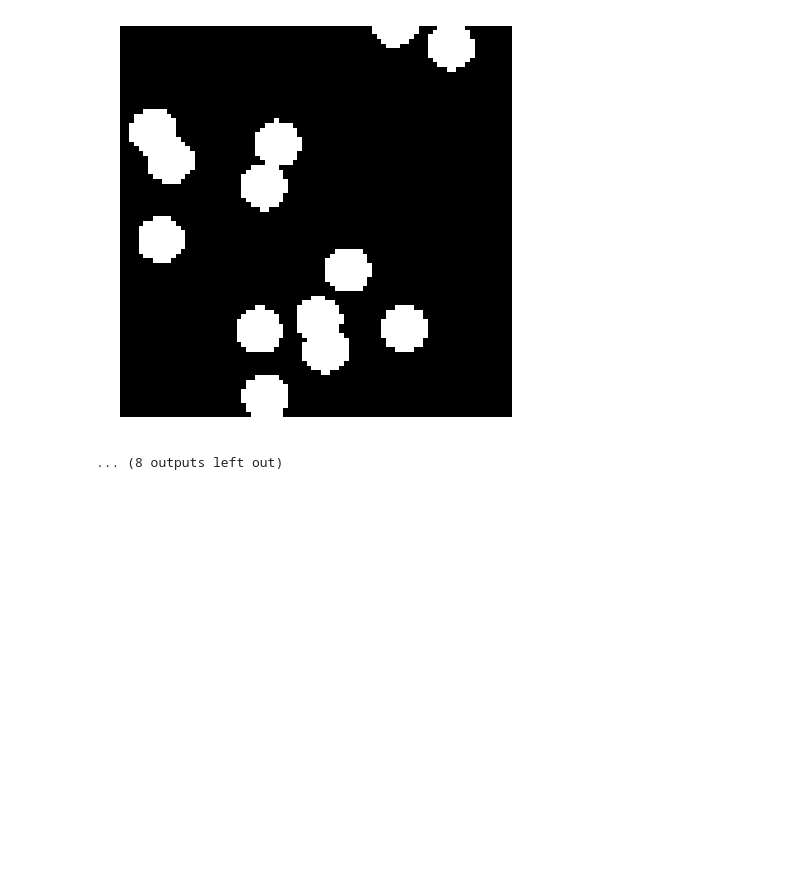
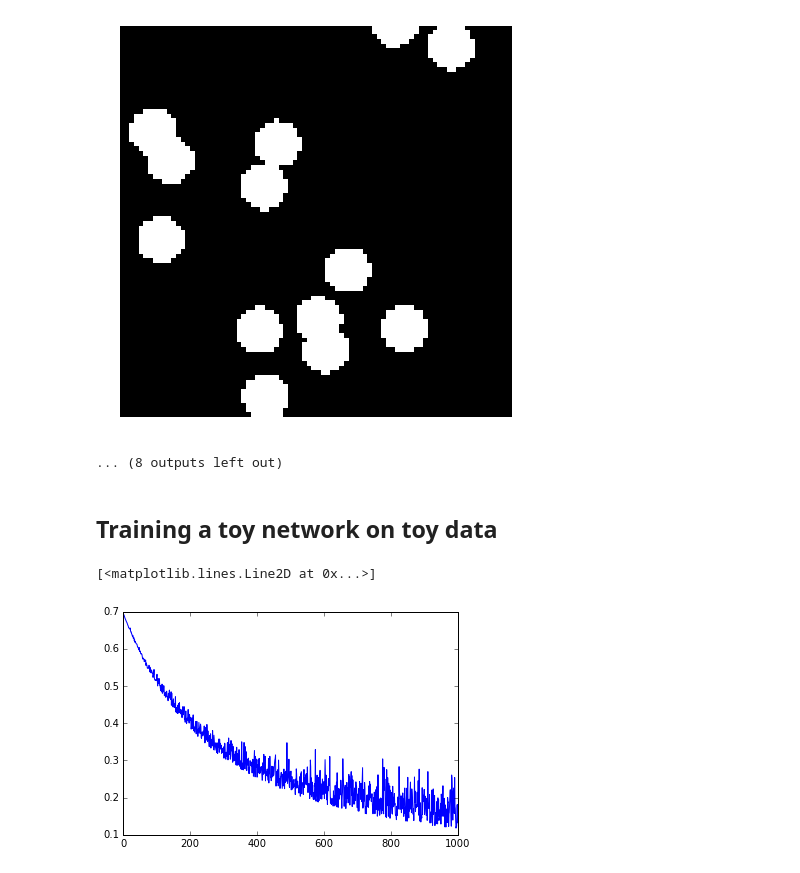
Before and after one commit to syncrostone/neurocatcher, a Jupyter notebook: exampleNotebook.ipynb, the cells around one changed output. Cells and saved outputs as stored; diff of their text form; code cells hidden in the pictures; blank space fills up the shorter version.

```diff
--- a/exampleNotebook.ipynb
+++ b/exampleNotebook.ipynb
@@ -45,3 +45,5 @@ for i,pic in enumerate(batchData):
 [figure]
 [figure]
 ... (8 outputs left out)
+# %% [markdown]
+## Training a toy network on toy data
@@ -47,0 +57,22 @@ for i,pic in enumerate(batchData):
+# %%
+# generate some faux calcium imaging data
+data, series, truth = fa.calcium_imaging(withparams=True)
+
+# we will train a network that takes the mean image as input
+data = [data.mean(axis=0)[..., np.newaxis]]
+truth = [truth]
+
+# each layer is defined by (filter footprint, 3 of features)
+layers = [(3, 10), (3, 10)]
+
+# the input will be a 15-by-15 patch with a single channel
+inputShape = (15, 1)
+
+# train network
+acc, network = nc.network.trainConvNet(layers, inputShape, data, truth, batchSize=30, steps=1000)
+
+# show how the loss changes during training
+plt.plot(acc[:, 0])
+# %% [output]
+[<matplotlib.lines.Line2D at 0x...>]
+[figure, added]
```
Also changed, not shown: parts of 2 cells of this notebook.
